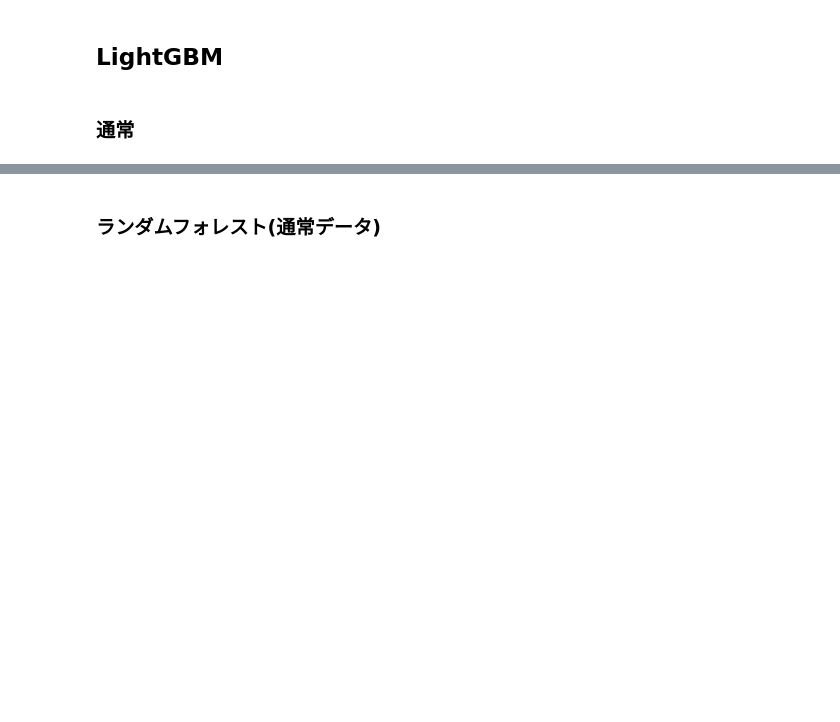
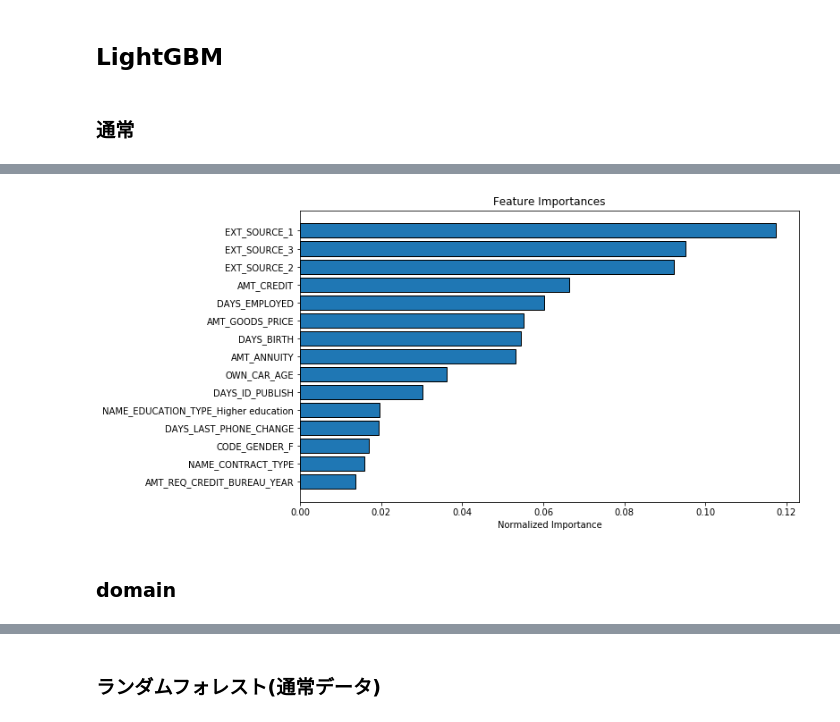
Before and after one commit to uratatsu/Home-Credit-Default-Risk, a Jupyter notebook: Home_Credit_Default_Risk_Preprocessing_Learning.ipynb, the cells around one changed output, grey strips where cells are left out. Drawn from its saved outputs; the diff is of its cells as text; code cells hidden in the pictures; blank space fills up the shorter version.

Commit message:
LightGBM Baseline 0.754

```diff
--- a/Home_Credit_Default_Risk_Preprocessing_Learning.ipynb
+++ b/Home_Credit_Default_Risk_Preprocessing_Learning.ipynb
@@ -575,0 +637,4 @@ LGBMClassifier(boosting_type='gbdt', class_weight='balanced',
+# %%
+submission, fi, metrics = model(app_train,app_test)
+print('Baseline metrics')
+print(metrics)
@@ -575,0 +659,4 @@ LGBMClassifier(boosting_type='gbdt', class_weight='balanced',
+# %%
+fi_sorted = plot_feature_importances(fi)
+# %% [output]
+[figure, added]
@@ -575,0 +665,2 @@ LGBMClassifier(boosting_type='gbdt', class_weight='balanced',
+# %% [markdown]
+### domain
```
Also changed, not shown: parts of 16 cells of this notebook.
